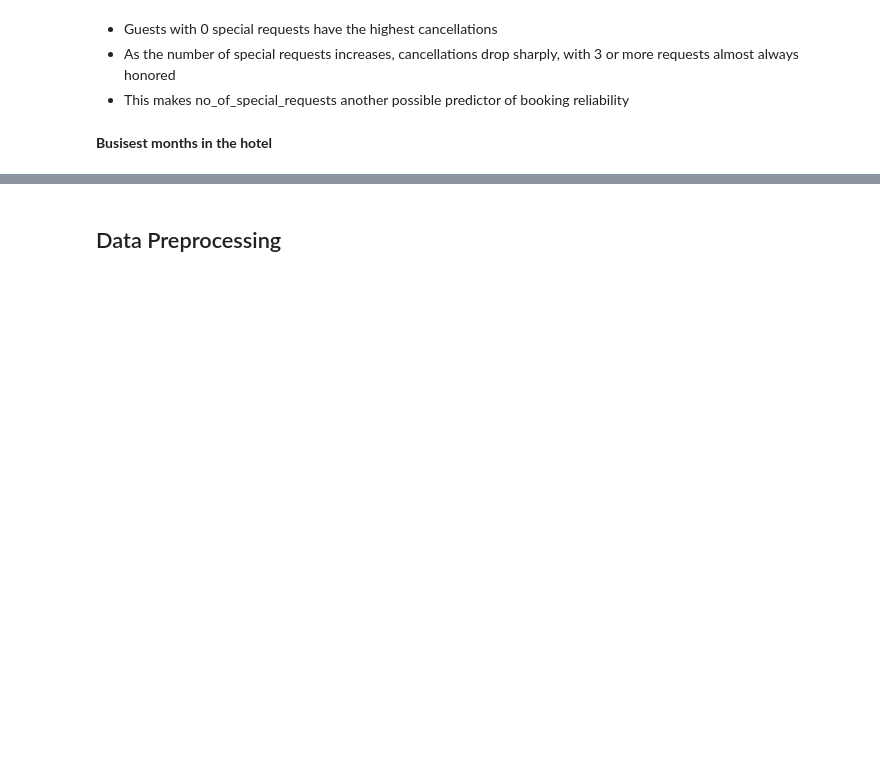
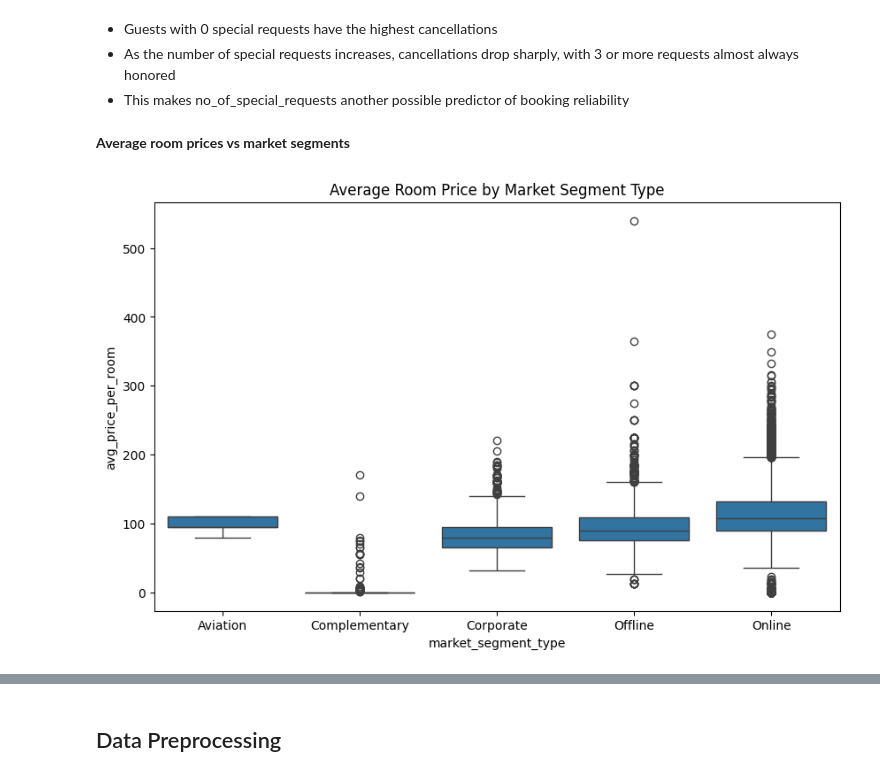
Before and after one commit to akatjizeu/Data-Science, a Jupyter notebook: deakin-bridging/ML2/ML2_INN_Full_code_Learner_notebook.ipynb, the cells around one changed output, grey strips where cells are left out. Drawn from its saved outputs; the diff is of its cells as text; code cells hidden in the pictures; blank space fills up the shorter version.

```diff
--- a/deakin-bridging/ML2/ML2_INN_Full_code_Learner_notebook.ipynb
+++ b/deakin-bridging/ML2/ML2_INN_Full_code_Learner_notebook.ipynb
@@ -1247,5 +1220,14 @@ All                     24390  11885  36275
 * Guests with 0 special requests have the highest cancellations
 * As the number of special requests increases, cancellations drop sharply, with 3 or more requests almost always honored
 * This makes no_of_special_requests another possible predictor of booking reliability
-# %% [markdown]
-**Busisest months in the hotel**
+# %% [markdown]
+**Average room prices vs market segments**
+# %%
+plt.figure(figsize=(10, 6))
+sns.boxplot(
+    data=hotel, x='market_segment_type', y='avg_price_per_room',
+)
+plt.title('Average Room Price by Market Segment Type')
+plt.show()
+# %% [output]
+[figure, added]
```
Also changed, not shown: parts of 26 cells of this notebook.
